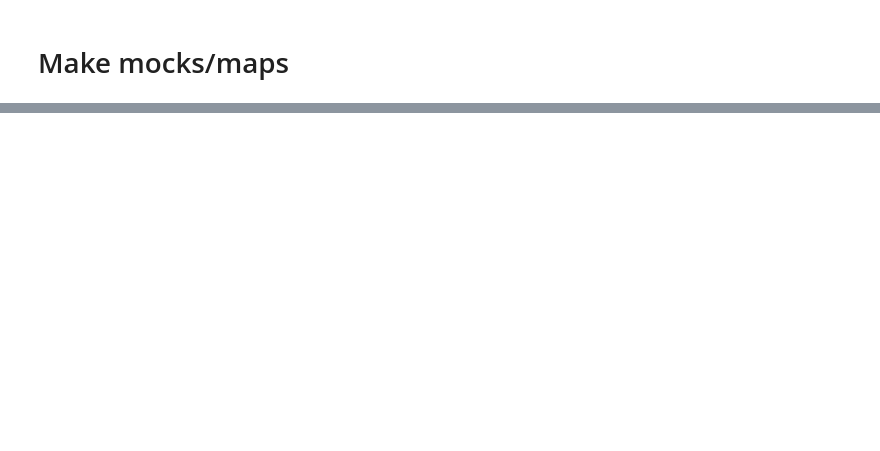
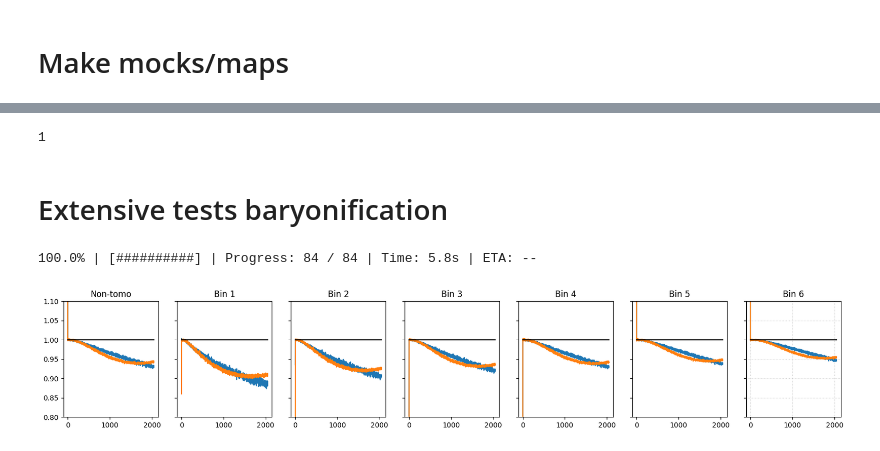
Before and after one commit to mgatti29/LSS_forward_model, a Jupyter notebook: Examples/Flamingo.ipynb, the cells around one changed output, grey strips where cells are left out. Drawn from its saved outputs; the diff is of its cells as text; code cells hidden in the pictures; blank space fills up the shorter version.

```diff
--- a/Examples/Flamingo.ipynb
+++ b/Examples/Flamingo.ipynb
@@ -384,0 +242,6 @@ Done
+# %%
+1
+# %% [output]
+1
+# %% [markdown]
+# Extensive tests baryonification
@@ -384,0 +250,55 @@ Done
+# %%
+types = ['HYDRO_FIDUCIAL','DMO_FIDUCIAL']
+path_base = "/pscratch/sd/j/junzhez/flamingo/flamingo_reduced_tsz/" # '/global/cfs/cdirs/m5099/Flamingo/data/'
+
+cls_dict = dict()
+for type_ in types:
+
+    path = path_base+"/{0}/lightcone0_shells_nside1024/".format(type_)
+
+    # load density -------------------------
+    # Assuming you start from redshift 0 and you go higher z
+    density = []
+    for i in range(len(z_edges)-1):
+        try:
+            m = h5.File(path+'shell_{0}.hdf5'.format(i))
+            mass = np.array(m['TotalMass'])
+            d = mass/np.mean(mass)-1.
+            density.append(d)
+        except:
+            pass
+    density = np.array(density)
+
+
+    #add high redshift shells --------------
+    if len(shells)>len(density):
+        missing_shells = []
+        for i in range(len(density),len(shells)):
+            missing_shells.append(shells[i])
+        density_to_be_added = add_shells(cosmo_bundle['pars_camb'],nside_maps = nside_maps,missing_shells = missing_shells)
+    density = np.vstack([density,density_to_be_added])
+
+
+    fields = compute_lensing_fields(density, shells, cosmo_bundle['pars_camb'], nside_maps, do_kappa=True, do_shear=False, do_IA=False)
+    kappa_tomo = integrate_field(ngal_glass, fields["kappa"])
+    cls_dict[type_]  = np.array([(hp.anafast(kappa_tomo[tomo,:])) for tomo in range(len(ngal_glass))])
+# %% [output]
+100.0% | [##########] | Progress: 84 / 84 | Time: 5.8s | ETA: --
+# %%
+ratios = cls_dict['HYDRO_FIDUCIAL']/cls_dict['DMO_FIDUCIAL']
+
+ell_max = 2048
+fig, axes = plt.subplots(1, 7, figsize=(20, 3), sharey=True)
+titles = ["Non-tomo"] + [f"Bin {i}" for i in range(1, 7)]
+for tomo, ax in enumerate(axes):
+    ax.plot(ratios[tomo,:ell_max])
+    ax.plot(Cls_baryo[tomo, :ell_max]/Cls[tomo, :ell_max])
+    ax.plot(np.ones(ell_max),color = 'black')
+    ax.set_ylim([0.8,1.1])
+    #ax.plot(0.9*np.ones(ell_max),color = 'black')
+    #ax.plot(1.1*np.ones(ell_max),color = 'black')
+    ax.set_title(titles[tomo])
+
+ax.grid(True, which="both", ls=":", alpha=0.6)
+# %% [output]
+[figure, added]
```
Also changed, not shown: parts of 15 cells of this notebook, 4 other files.
